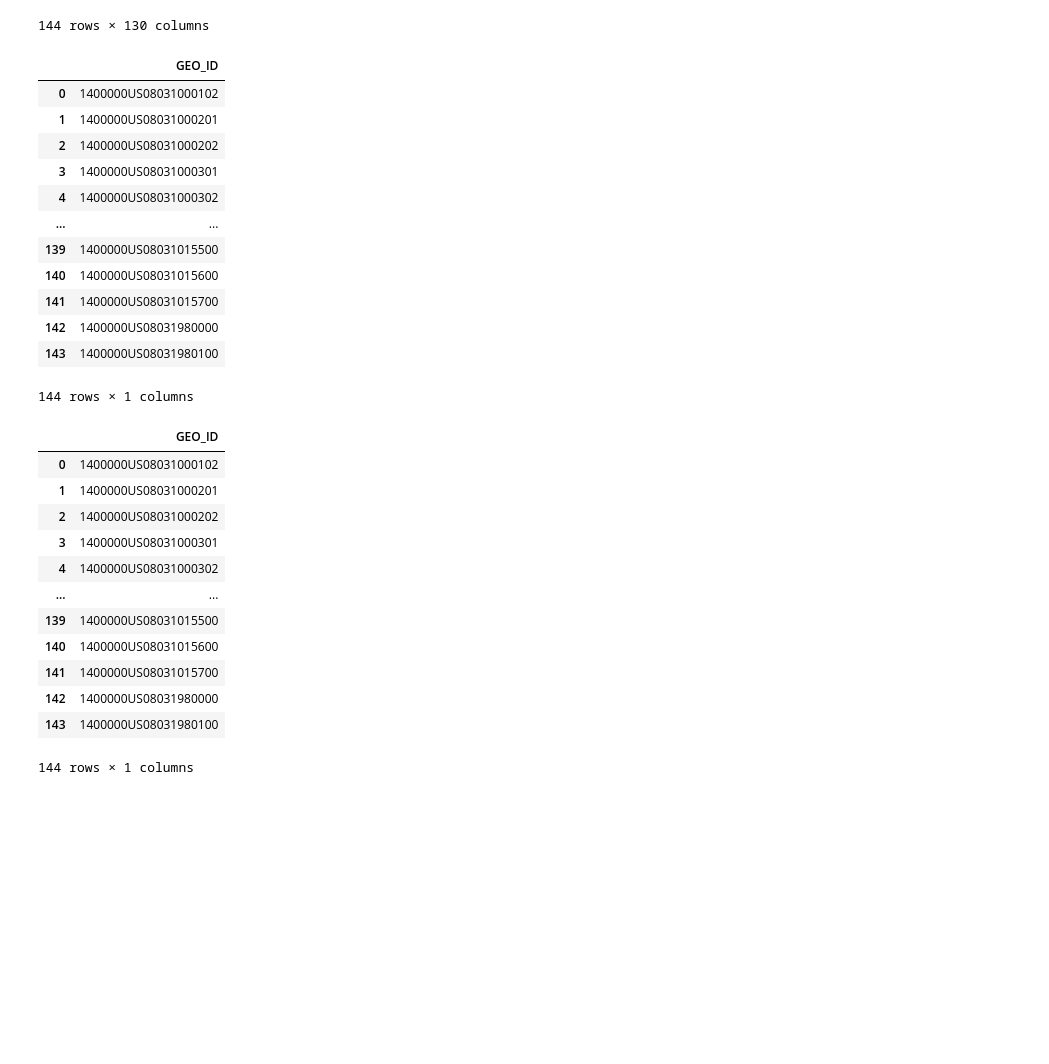
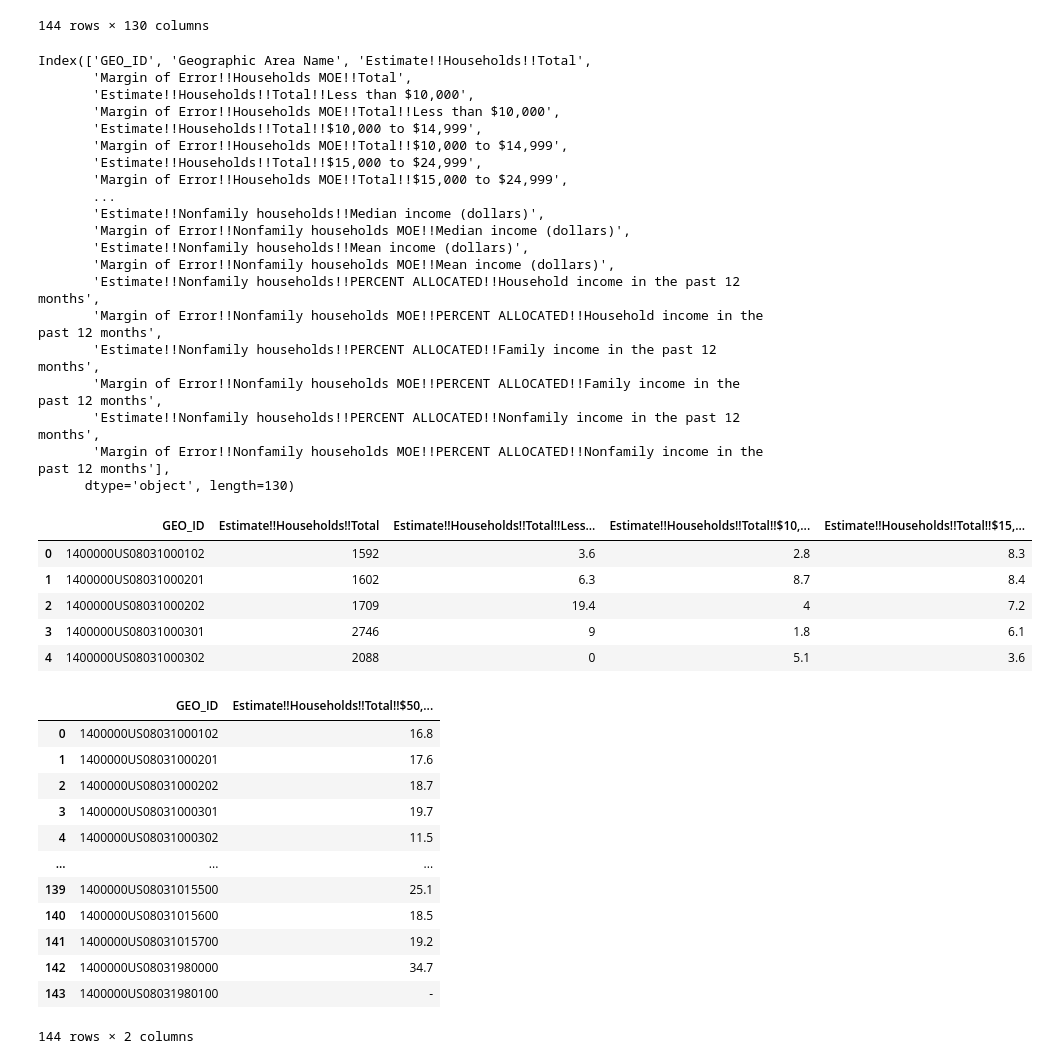
Before and after one commit to LinzStearns/CO_real_estate, a Jupyter notebook: 2017 income.ipynb, the cells around one changed output. Drawn from its saved outputs; the diff is of its cells as text; code cells hidden in the pictures; blank space fills up the shorter version.

```diff
--- a/2017 income.ipynb
+++ b/2017 income.ipynb
@@ -35,41 +35,57 @@ income_df.dropna()
 | 142 | 1400000US08031980000 | Census Tract 9800, Denver County,... | 600 | 55 | 0.8 | ... |
 | 143 | 1400000US08031980100 | Census Tract 9801, Denver County,... | 0 | 12 | - | ... |
 144 rows × 130 columns
+# %%
+income_df.columns
+# %% [output]
+Index(['GEO_ID', 'Geographic Area Name', 'Estimate!!Households!!Total',
+       'Margin of Error!!Households MOE!!Total',
+       'Estimate!!Households!!Total!!Less than $10,000',
+       'Margin of Error!!Households MOE!!Total!!Less than $10,000',
+       'Estimate!!Households!!Total!!$10,000 to $14,999',
+       'Margin of Error!!Households MOE!!Total!!$10,000 to $14,999',
+       'Estimate!!Households!!Total!!$15,000 to $24,999',
+       'Margin of Error!!Households MOE!!Total!!$15,000 to $24,999',
+       ...
+       'Estimate!!Nonfamily households!!Median income (dollars)',
+       'Margin of Error!!Nonfamily households MOE!!Median income (dollars)',
+       'Estimate!!Nonfamily households!!Mean income (dollars)',
+       'Margin of Error!!Nonfamily households MOE!!Mean income (dollars)',
+       'Estimate!!Nonfamily households!!PERCENT ALLOCATED!!Household income in the past 12 months',
+       'Margin of Error!!Nonfamily households MOE!!PERCENT ALLOCATED!!Household income in the past 12 months',
+       'Estimate!!Nonfamily households!!PERCENT ALLOCATED!!Family income in the past 12 months',
+       'Margin of Error!!Nonfamily households MOE!!PERCENT ALLOCATED!!Family income in the past 12 months',
+       'Estimate!!Nonfamily households!!PERCENT ALLOCATED!!Nonfamily income in the past 12 months',
+       'Margin of Error!!Nonfamily households MOE!!PERCENT ALLOCATED!!Nonfamily income in the past 12 months'],
+      dtype='object', length=130)
 # %%
 # Keep columns: income less than 50K
-income_df50  = income_df.filter(['GEO_ID','Households!!Estimate!!Total','Households!!Estimate!!Less than $10,000','Households!!Estimate!!$10,000 to $14,999','Households!!Estimate!!$15,000 to $24,999','Households!!Estimate!!$25,000 to $34,999','Households!!Estimate!!$35,000 to $49,999'])
-income_df50
+income_df50  = income_df.filter(['GEO_ID','Estimate!!Households!!Total','Estimate!!Households!!Total!!Less than $10,000', 'Estimate!!Households!!Total!!$10,000 to $14,999','Estimate!!Households!!Total!!$15,000 to $24,999', 'Estimate!!Households!!Total!!$25,000 to $29,999', 'Estimate!!Households!!Total!!$30,000 to $34,999', 'Estimate!!Households!!Total!!$35,000 to $39,999', 'Estimate!!Households!!Total!!$40,000 to $44,999', 'Estimate!!Households!!Total!!$45,000 to $49,999'])
+income_df50.head()
 # %% [output]
-|  | GEO_ID |
-| 0 | 1400000US08031000102 |
-| 1 | 1400000US08031000201 |
-| 2 | 1400000US08031000202 |
-| 3 | 1400000US08031000301 |
-| 4 | 1400000US08031000302 |
-| ... | ... |
-| 139 | 1400000US08031015500 |
-| 140 | 1400000US08031015600 |
-| 141 | 1400000US08031015700 |
-| 142 | 1400000US08031980000 |
-| 143 | 1400000US08031980100 |
+|  | GEO_ID | Estimate!!Households!!Total | Estimate!!Households!!Total!!Less... | Estimate!!Households!!Total!!$10,... | Estimate!!Households!!Total!!$15,... |
+| 0 | 1400000US08031000102 | 1592 | 3.6 | 2.8 | 8.3 |
+| 1 | 1400000US08031000201 | 1602 | 6.3 | 8.7 | 8.4 |
+| 2 | 1400000US08031000202 | 1709 | 19.4 | 4 | 7.2 |
+| 3 | 1400000US08031000301 | 2746 | 9 | 1.8 | 6.1 |
+| 4 | 1400000US08031000302 | 2088 | 0 | 5.1 | 3.6 |
-144 rows × 1 columns
 # %%
 # Keep columns: income greater than 50K, less than 75K
-income_df75  = income_df.filter(['GEO_ID','Households!!Estimate!!$50,000 to $74,999'])
+income_df75  = income_df.filter(['GEO_ID','Estimate!!Households!!Total!!$50,000 to $74,999'])
 income_df75
 # %% [output]
-|  | GEO_ID |
-| 0 | 1400000US08031000102 |
-| 1 | 1400000US08031000201 |
-| 2 | 1400000US08031000202 |
-| 3 | 1400000US08031000301 |
-| 4 | 1400000US08031000302 |
-| ... | ... |
-| 139 | 1400000US08031015500 |
-| 140 | 1400000US08031015600 |
-| 141 | 1400000US08031015700 |
-| 142 | 1400000US08031980000 |
-| 143 | 1400000US08031980100 |
+|  | GEO_ID | Estimate!!Households!!Total!!$50,... |
+| 0 | 1400000US08031000102 | 16.8 |
+| 1 | 1400000US08031000201 | 17.6 |
+| 2 | 1400000US08031000202 | 18.7 |
+| 3 | 1400000US08031000301 | 19.7 |
+| 4 | 1400000US08031000302 | 11.5 |
+| ... | ... | ... |
+| 139 | 1400000US08031015500 | 25.1 |
+| 140 | 1400000US08031015600 | 18.5 |
+| 141 | 1400000US08031015700 | 19.2 |
+| 142 | 1400000US08031980000 | 34.7 |
+| 143 | 1400000US08031980100 | - |
-144 rows × 1 columns
+144 rows × 2 columns
 # %%
 # Keep columns: income greater than 75K, less than 100K
```
Also changed, not shown: parts of 4 cells of this notebook.
